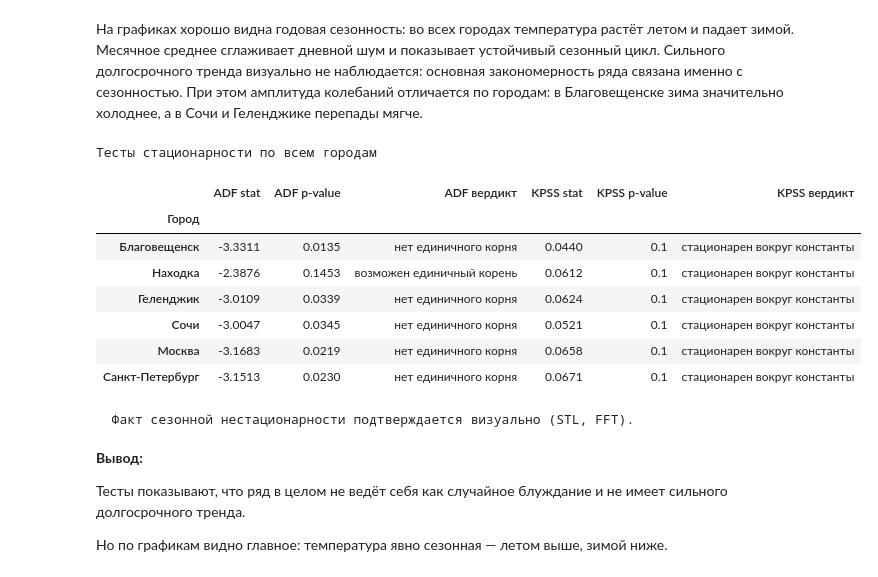
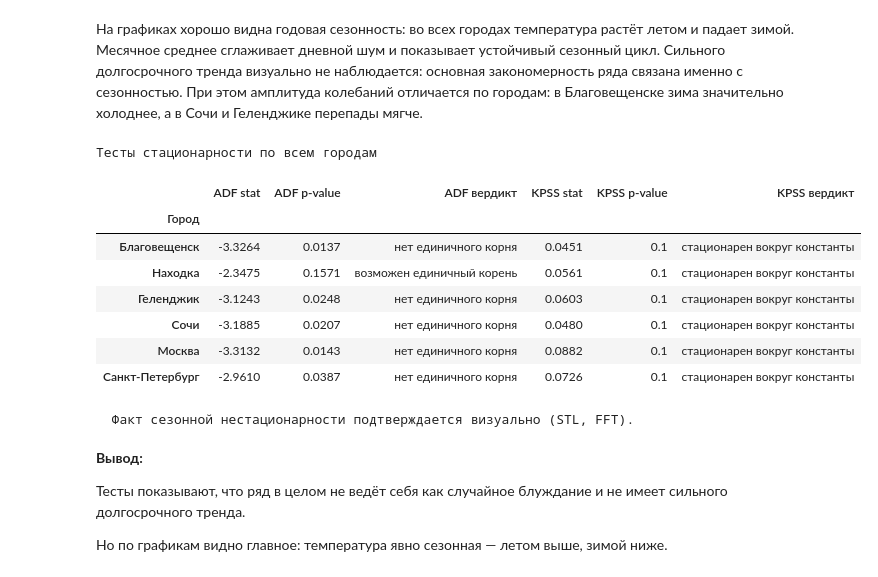
Before and after one commit to kaifarikman/data-analysis-labs, a Jupyter notebook: lab2/main.ipynb, the cells around one changed output. Drawn from its saved outputs; the diff is of its cells as text; code cells hidden in the pictures.

```diff
--- a/lab2/main.ipynb
+++ b/lab2/main.ipynb
@@ -269,7 +267,7 @@ CITY_NORM = {
     "Счи": "Сочи",
     "Сычи": "Сочи",
 }
-CANONICAL_CITIES = list(set(CITY_NORM.values()))
+canonical_cities = list(set(CITY_NORM.values()))
 # %%
 sheets_city_fixed = {}
 
@@ -440,12 +437,16 @@ print(f'Строк на город: ~{len(df) // 6}')
 После агрегации до дневного уровня: 370647 → 15342 строк
 Строк на город: ~2557
 # %%
-# 2.4 Регулярная дневная временная сетка для каждого города
+# Регулярная дневная временная сетка для каждого города
 all_cities = sorted(df[CITY_COL].unique())
 
 frames_reindexed = []
 for city in all_cities:
-    dfc = df[df[CITY_COL] == city].set_index(DATE_COL).sort_index()
+    # Фильтруем по городу
+    dfc = df[df[CITY_COL] == city]
+    # Группируем по дате и берем среднее значение для числовых колонок (например, TEMP_COL)
+    dfc = dfc.groupby(DATE_COL).mean(numeric_only=True).sort_index()
+    # Создаем сетку и реиндексируем
     full_idx = pd.date_range(dfc.index.min(), dfc.index.max(), freq='D')
     dfc = dfc.reindex(full_idx)
     dfc[CITY_COL] = city
@@ -458,5 +459,4 @@ df_grid = pd.concat(frames_reindexed)
 df_grid.index.name = DATE_COL
 df_grid = df_grid.reset_index()
 print(f'\nИтого после регулярной сетки: {df_grid.shape}')
-#check more
 # %% [output]
@@ -563,7 +564,7 @@ Length: 6, dtype: str
 # %%
 # Готовим словарь временных рядов по каждому городу
 series_by_city = {}
-for city in CANONICAL_CITIES:
+for city in canonical_cities:
     s = (
         df_clean[df_clean[CITY_COL] == city]
         .set_index(DATE_COL)[TEMP_COL]
@@ -580,9 +581,9 @@ for city in CANONICAL_CITIES:
   Москва: 2019-01-01 → 2025-12-31, точек=2557
   Санкт-Петербург: 2019-01-01 → 2025-12-31, точек=2557
 # %%
-# 3.1 Визуализация — дневной ряд + месячное среднее по всем городам
+# Визуализация — дневной ряд + месячное среднее по всем городам
 fig, axes = plt.subplots(3, 2, figsize=(16, 12), sharex=True)
-for ax, city in zip(axes.flat, CANONICAL_CITIES):
+for ax, city in zip(axes.flat, canonical_cities):
     ts = series_by_city[city]
     ax.plot(ts.index, ts.values, linewidth=0.5, color='steelblue', alpha=0.6, label='день')
     ts_monthly = ts.resample('ME').mean()
@@ -602,35 +603,35 @@ plt.show()
 # %%
 # Проверка стационарности — ADF и KPSS тесты по всем городам
 
 stationarity_rows = []
-for city in CANONICAL_CITIES:
+for city in canonical_cities:
     ts = series_by_city[city]
     adf_stat, adf_p = adfuller(ts, autolag='AIC')[:2]
     kpss_stat, kpss_p = kpss(ts, regression='c', nlags='auto')[:2]
     stationarity_rows.append({
         'Город':         city,
         'ADF stat':      round(adf_stat, 4),
         'ADF p-value':   round(adf_p, 4),
         'ADF вердикт':   'нет единичного корня' if adf_p < 0.05 else 'возможен единичный корень',
         'KPSS stat':     round(kpss_stat, 4),
         'KPSS p-value':  round(kpss_p, 4),
         'KPSS вердикт':  'нестационарен' if kpss_p < 0.05 else 'стационарен вокруг константы',
     })
 
 df_stationarity = pd.DataFrame(stationarity_rows).set_index('Город')
 print('Тесты стационарности по всем городам')
 display(df_stationarity)
 print('  Факт сезонной нестационарности подтверждается визуально (STL, FFT).')
 # %% [output]
 Тесты стационарности по всем городам
 |  | ADF stat | ADF p-value | ADF вердикт | KPSS stat | KPSS p-value | KPSS вердикт |
 | Город |  |  |  |  |  |  |
-| Благовещенск | -3.3311 | 0.0135 | нет единичного корня | 0.0440 | 0.1 | стационарен вокруг константы |
-| Находка | -2.3876 | 0.1453 | возможен единичный корень | 0.0612 | 0.1 | стационарен вокруг константы |
-| Геленджик | -3.0109 | 0.0339 | нет единичного корня | 0.0624 | 0.1 | стационарен вокруг константы |
-| Сочи | -3.0047 | 0.0345 | нет единичного корня | 0.0521 | 0.1 | стационарен вокруг константы |
-| Москва | -3.1683 | 0.0219 | нет единичного корня | 0.0658 | 0.1 | стационарен вокруг константы |
-| Санкт-Петербург | -3.1513 | 0.0230 | нет единичного корня | 0.0671 | 0.1 | стационарен вокруг константы |
+| Благовещенск | -3.3264 | 0.0137 | нет единичного корня | 0.0451 | 0.1 | стационарен вокруг константы |
+| Находка | -2.3475 | 0.1571 | возможен единичный корень | 0.0561 | 0.1 | стационарен вокруг константы |
+| Геленджик | -3.1243 | 0.0248 | нет единичного корня | 0.0603 | 0.1 | стационарен вокруг константы |
+| Сочи | -3.1885 | 0.0207 | нет единичного корня | 0.0480 | 0.1 | стационарен вокруг константы |
+| Москва | -3.3132 | 0.0143 | нет единичного корня | 0.0882 | 0.1 | стационарен вокруг константы |
+| Санкт-Петербург | -2.9610 | 0.0387 | нет единичного корня | 0.0726 | 0.1 | стационарен вокруг константы |
   Факт сезонной нестационарности подтверждается визуально (STL, FFT).
 # %% [markdown]
 **Вывод:**
```
Also changed, not shown: parts of 13 cells of this notebook, 5 other files.
